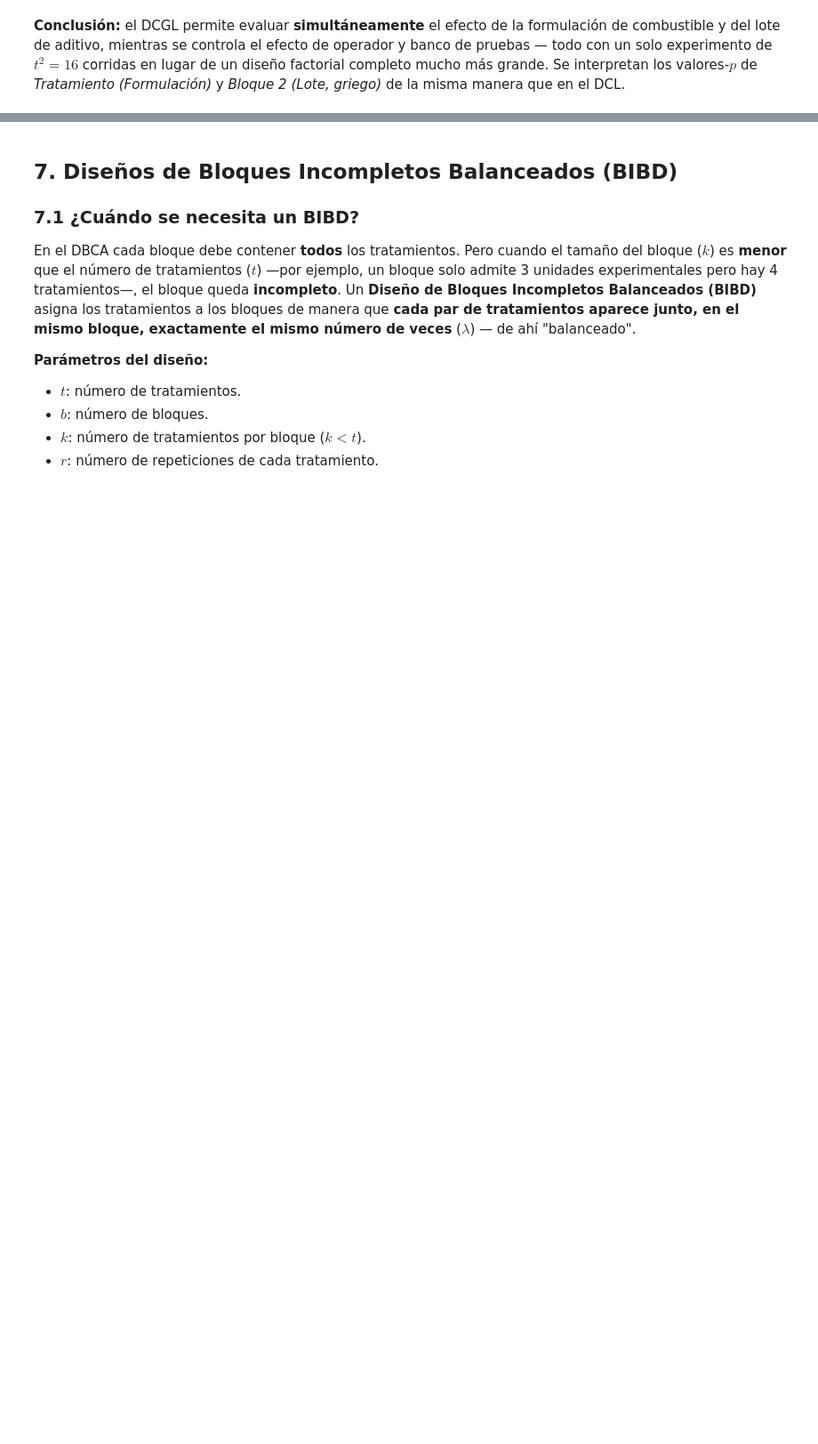
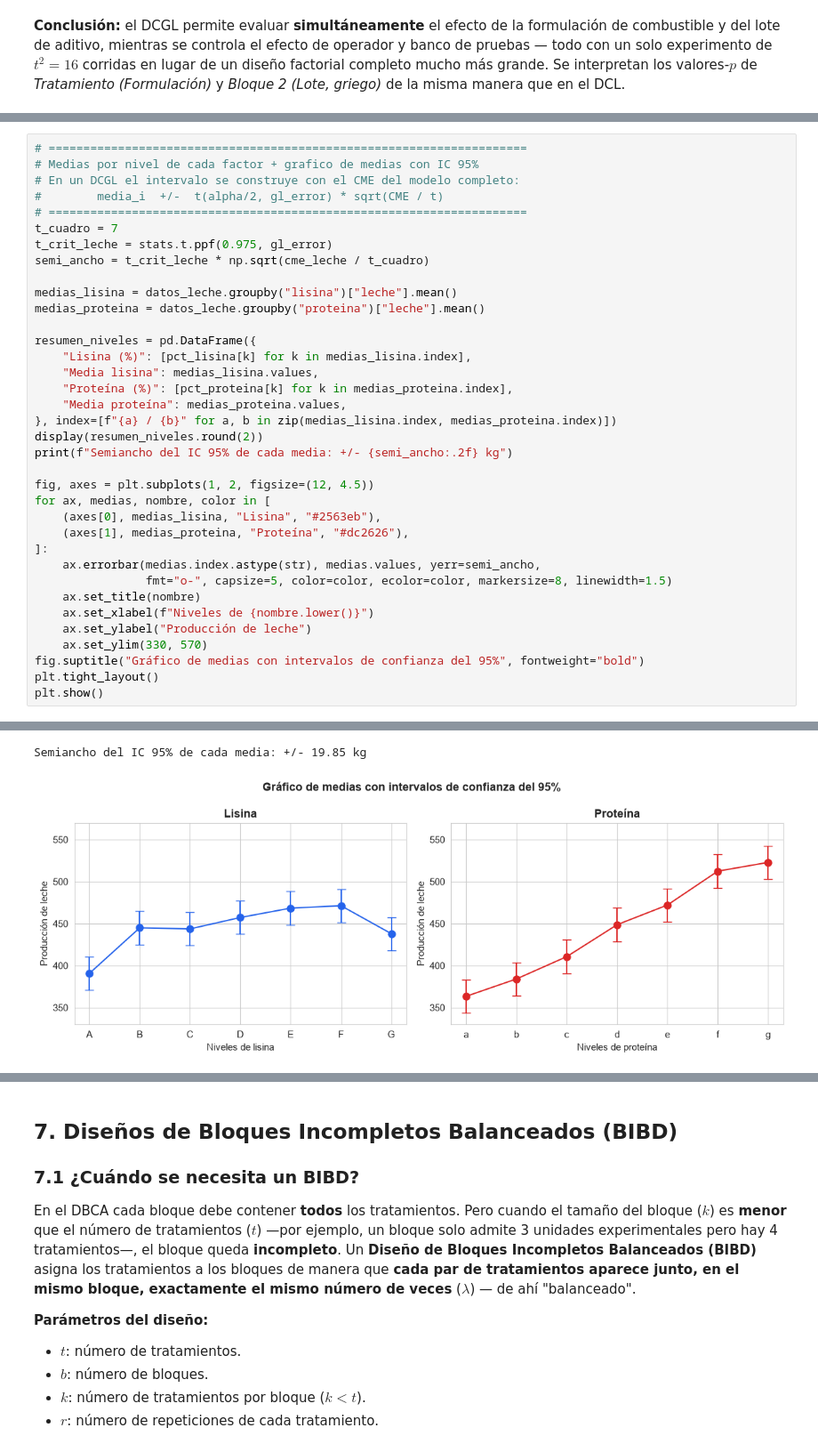
Before and after one commit to haroldstyven/DISE-20262P, a Jupyter notebook: DSE2026.ipynb, the cells around one changed output, grey strips where cells are left out. Shown at 89% size. Saved outputs shown, nothing was run; the diff lists cells and outputs as text; blank space fills up the shorter version.

```diff
--- a/DSE2026.ipynb
+++ b/DSE2026.ipynb
@@ -1004,0 +1154,37 @@ completo mucho más grande. Se interpretan los valores-$p$ de *Tratamiento (Form
+# %%
+# =====================================================================
+# Medias por nivel de cada factor + grafico de medias con IC 95%
+# En un DCGL el intervalo se construye con el CME del modelo completo:
+#        media_i  +/-  t(alpha/2, gl_error) * sqrt(CME / t)
+# =====================================================================
+t_cuadro = 7
+t_crit_leche = stats.t.ppf(0.975, gl_error)
+semi_ancho = t_crit_leche * np.sqrt(cme_leche / t_cuadro)
+
+medias_lisina = datos_leche.groupby("lisina")["leche"].mean()
+medias_proteina = datos_leche.groupby("proteina")["leche"].mean()
+
+resumen_niveles = pd.DataFrame({
+    "Lisina (%)": [pct_lisina[k] for k in medias_lisina.index],
+    "Media lisina": medias_lisina.values,
+    "Proteína (%)": [pct_proteina[k] for k in medias_proteina.index],
+    "Media proteína": medias_proteina.values,
+}, index=[f"{a} / {b}" for a, b in zip(medias_lisina.index, medias_proteina.index)])
+display(resumen_niveles.round(2))
+print(f"Semiancho del IC 95% de cada media: +/- {semi_ancho:.2f} kg")
+
+fig, axes = plt.subplots(1, 2, figsize=(12, 4.5))
+for ax, medias, nombre, color in [
+    (axes[0], medias_lisina, "Lisina", "#2563eb"),
+    (axes[1], medias_proteina, "Proteína", "#dc2626"),
+]:
+    ax.errorbar(medias.index.astype(str), medias.values, yerr=semi_ancho,
+                fmt="o-", capsize=5, color=color, ecolor=color, markersize=8, linewidth=1.5)
+    ax.set_title(nombre)
+    ax.set_xlabel(f"Niveles de {nombre.lower()}")
+    ax.set_ylabel("Producción de leche")
+    ax.set_ylim(330, 570)
+fig.suptitle("Gráfico de medias con intervalos de confianza del 95%", fontweight="bold")
+plt.tight_layout()
+plt.show()
+# %% [output]
@@ -1004,0 +1199,2 @@ completo mucho más grande. Se interpretan los valores-$p$ de *Tratamiento (Form
+Semiancho del IC 95% de cada media: +/- 19.85 kg
+[figure, added]
```
Also changed, not shown: parts of 12 cells of this notebook.
